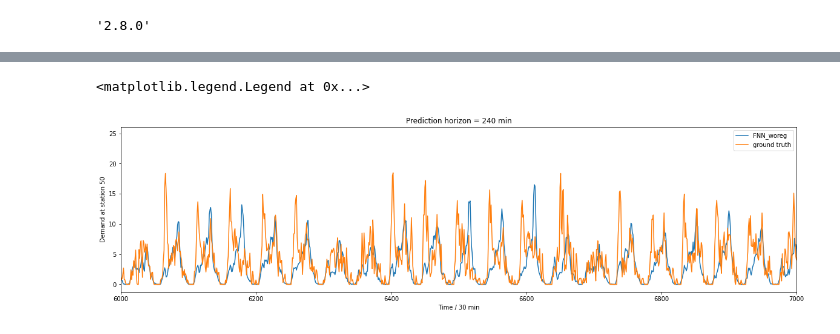
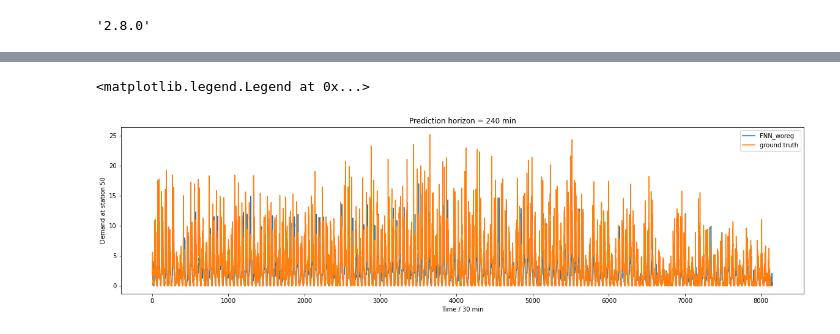
Before and after one commit to vursekar/time-adaptive-gnn, a Jupyter notebook: bike_share/model-test.ipynb, the cells around one changed output, grey strips where cells are left out. Saved outputs shown, nothing was run; the diff lists cells and outputs as text; code cells hidden in the pictures.

```diff
--- a/bike_share/model-test.ipynb
+++ b/bike_share/model-test.ipynb
@@ -182,20 +179,20 @@ INFO:tensorflow:Assets written to: stored_models/FNN_woreg_model/assets
 # %%
 station = 50
 horizon = 8
 feature = 0
 feature_labels = {0: 'Demand', 1: 'Supply'}
 
 horizon_predictions = seq_from_windows(predictions, horizon=horizon)
 horizon_ground_truth = seq_from_windows(y_test, horizon=horizon)
 
 plt.figure(figsize=(20,5))
-plt.xlim(6000,7000)
+# plt.xlim(6000,7000)
 plt.title(f"Prediction horizon = {horizon * 30} min")
 plt.xlabel("Time / 30 min")
 plt.ylabel(f"{feature_labels[feature]} at station {station}")
 plt.plot(horizon_predictions[station,:,feature],label=training_specs['model_name'])
 plt.plot(horizon_ground_truth[station,:,feature],label='ground truth')
 plt.legend()
 # %% [output]
 <matplotlib.legend.Legend at 0x...>
-[figure, old version]
+[figure, new version]
```
Also changed, not shown: parts of 6 cells of this notebook, 3 other files.
